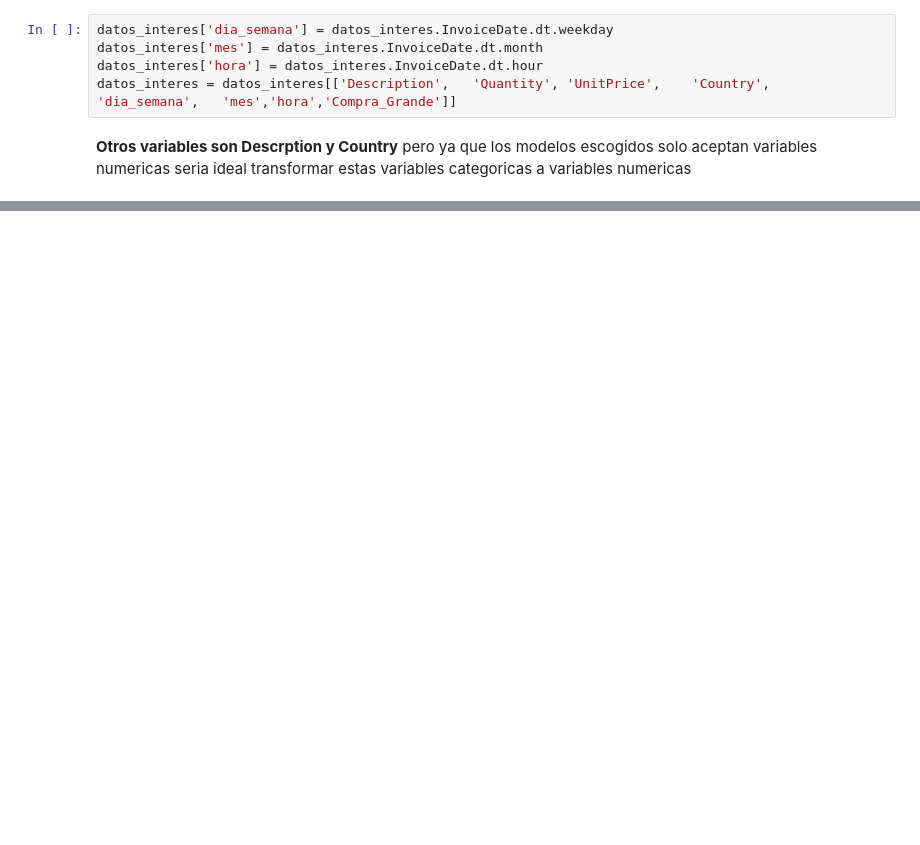
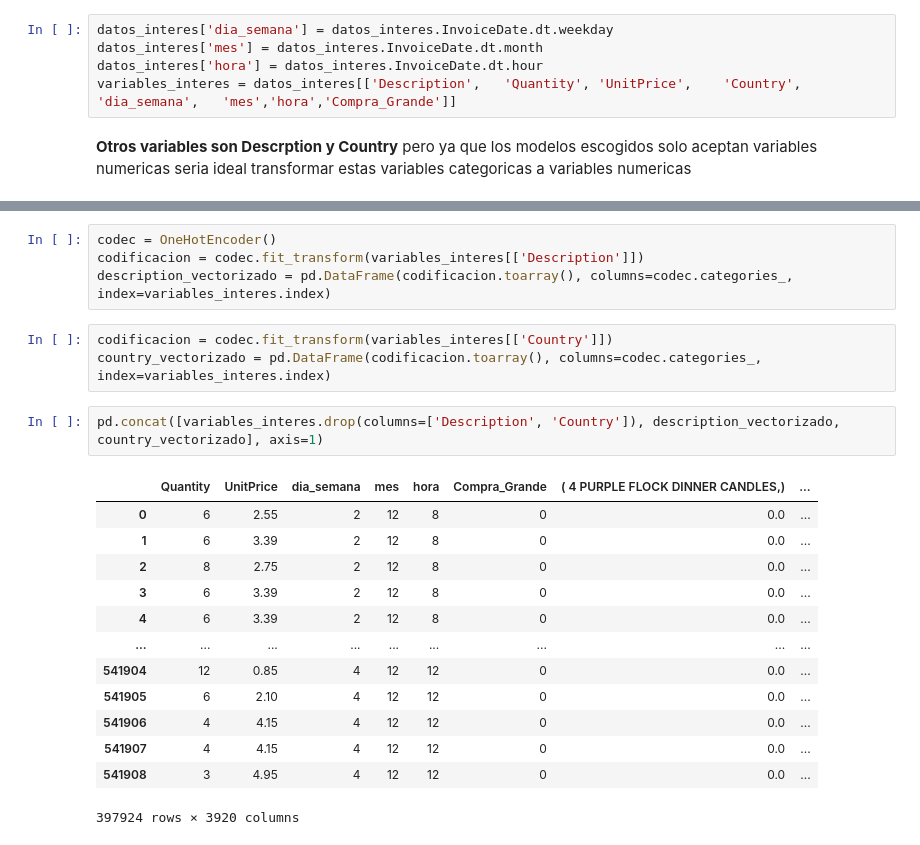
Before and after one commit to jesushedd/python-ml-senati, a Jupyter notebook: semana2/retail/descargar_datasets.ipynb, the cells around one changed output, grey strips where cells are left out. Drawn from its saved outputs; the diff is of its cells as text; blank space fills up the shorter version.

```diff
--- a/semana2/retail/descargar_datasets.ipynb
+++ b/semana2/retail/descargar_datasets.ipynb
@@ -193,7 +191,7 @@ Estos son tomados como variables individuales que pueden afectar si una compra e
 datos_interes['dia_semana'] = datos_interes.InvoiceDate.dt.weekday
 datos_interes['mes'] = datos_interes.InvoiceDate.dt.month
 datos_interes['hora'] = datos_interes.InvoiceDate.dt.hour
-datos_interes = datos_interes[['Description',	'Quantity',	'UnitPrice',	'Country',	'dia_semana',	'mes','hora','Compra_Grande']]
+variables_interes = datos_interes[['Description',	'Quantity',	'UnitPrice',	'Country',	'dia_semana',	'mes','hora','Compra_Grande']]
 # %% [markdown]
 **Otros variables son Descrption y Country** pero ya que los modelos escogidos solo aceptan variables numericas seria ideal transformar estas variables categoricas a variables numericas
 # %%
@@ -212,3 +210,26 @@ datos_interes
 | 541907 | CHILDRENS CUTLERY CIRCUS PARADE | 4 | 4.15 | France | 4 | 12 | 12 | 0 |
 | 541908 | BAKING SET 9 PIECE RETROSPOT | 3 | 4.95 | France | 4 | 12 | 12 | 0 |
 397924 rows × 8 columns
+# %%
+codec = OneHotEncoder()
+codificacion = codec.fit_transform(variables_interes[['Description']])
+description_vectorizado = pd.DataFrame(codificacion.toarray(), columns=codec.categories_, index=variables_interes.index)
+# %%
+codificacion = codec.fit_transform(variables_interes[['Country']])
+country_vectorizado = pd.DataFrame(codificacion.toarray(), columns=codec.categories_, index=variables_interes.index)
+# %%
+pd.concat([variables_interes.drop(columns=['Description', 'Country']), description_vectorizado, country_vectorizado], axis=1)
+# %% [output]
+|  | Quantity | UnitPrice | dia_semana | mes | hora | Compra_Grande | ( 4 PURPLE FLOCK DINNER CANDLES,) | ... |
+| 0 | 6 | 2.55 | 2 | 12 | 8 | 0 | 0.0 | ... |
+| 1 | 6 | 3.39 | 2 | 12 | 8 | 0 | 0.0 | ... |
+| 2 | 8 | 2.75 | 2 | 12 | 8 | 0 | 0.0 | ... |
+| 3 | 6 | 3.39 | 2 | 12 | 8 | 0 | 0.0 | ... |
+| 4 | 6 | 3.39 | 2 | 12 | 8 | 0 | 0.0 | ... |
+| ... | ... | ... | ... | ... | ... | ... | ... | ... |
+| 541904 | 12 | 0.85 | 4 | 12 | 12 | 0 | 0.0 | ... |
+| 541905 | 6 | 2.10 | 4 | 12 | 12 | 0 | 0.0 | ... |
+| 541906 | 4 | 4.15 | 4 | 12 | 12 | 0 | 0.0 | ... |
+| 541907 | 4 | 4.15 | 4 | 12 | 12 | 0 | 0.0 | ... |
+| 541908 | 3 | 4.95 | 4 | 12 | 12 | 0 | 0.0 | ... |
+397924 rows × 3920 columns
```
Also changed, not shown: parts of 4 cells of this notebook, 6 other files.
